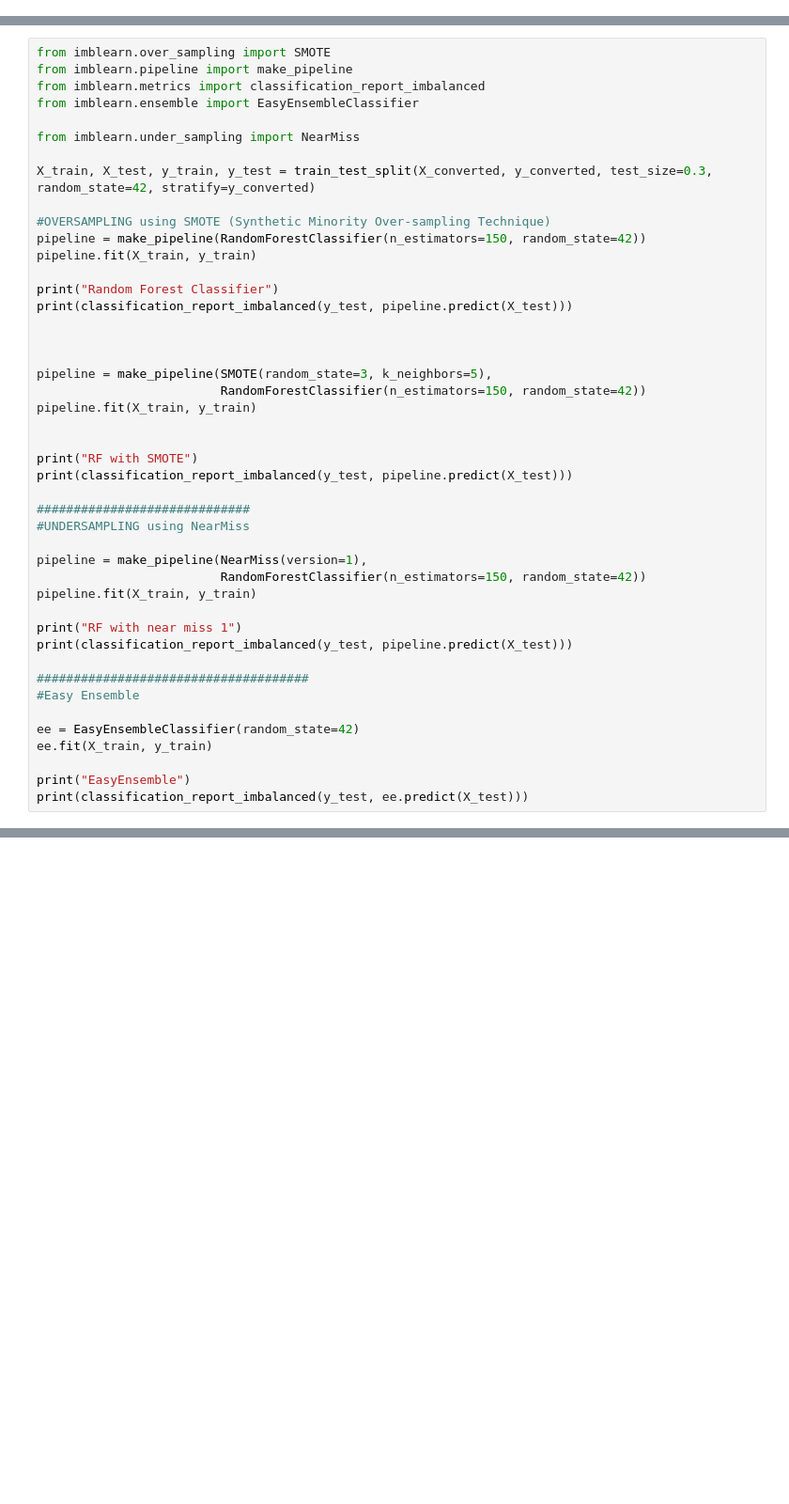
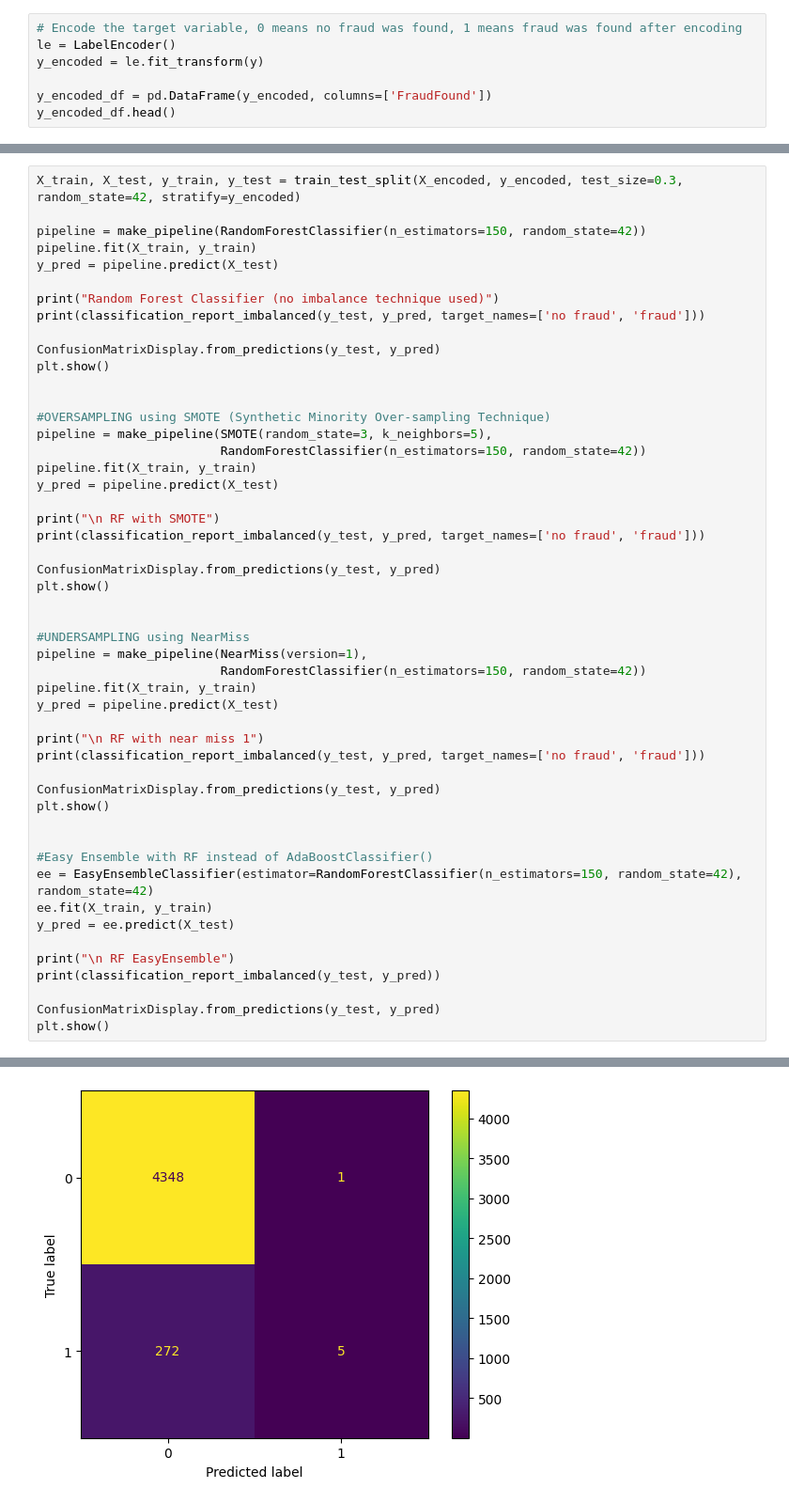
Before and after one commit to panagiotismouts/machinelearning, a Jupyter notebook: classimbalance/Assignment_1_Advanced_Topics_in_Machine_Learning_Part_2.ipynb, the cells around one changed output, grey strips where cells are left out. Shown: that part at 94% size. Saved outputs shown, nothing was run; the diff lists cells and outputs as text; blank space fills up the shorter version.

```diff
--- a/classimbalance/Assignment_1_Advanced_Topics_in_Machine_Learning_Part_2.ipynb
+++ b/classimbalance/Assignment_1_Advanced_Topics_in_Machine_Learning_Part_2.ipynb
@@ -109,0 +161,7 @@ weighted avg       0.90      0.91      0.90      4626
+# %%
+# Encode the target variable, 0 means no fraud was found, 1 means fraud was found after encoding
+le = LabelEncoder()
+y_encoded = le.fit_transform(y)
+
+y_encoded_df = pd.DataFrame(y_encoded, columns=['FraudFound'])
+y_encoded_df.head()
@@ -110,46 +234,51 @@ weighted avg       0.90      0.91      0.90      4626
 # %%
-from imblearn.over_sampling import SMOTE
-from imblearn.pipeline import make_pipeline
-from imblearn.metrics import classification_report_imbalanced
-from imblearn.ensemble import EasyEnsembleClassifier
+X_train, X_test, y_train, y_test = train_test_split(X_encoded, y_encoded, test_size=0.3, random_state=42, stratify=y_encoded)
 
-from imblearn.under_sampling import NearMiss
+pipeline = make_pipeline(RandomForestClassifier(n_estimators=150, random_state=42))
+pipeline.fit(X_train, y_train)
+y_pred = pipeline.predict(X_test)
 
-X_train, X_test, y_train, y_test = train_test_split(X_converted, y_converted, test_size=0.3, random_state=42, stratify=y_converted)
+print("Random Forest Classifier (no imbalance technique used)")
+print(classification_report_imbalanced(y_test, y_pred, target_names=['no fraud', 'fraud']))
+
+ConfusionMatrixDisplay.from_predictions(y_test, y_pred)
+plt.show()
+
 
 #OVERSAMPLING using SMOTE (Synthetic Minority Over-sampling Technique)
-pipeline = make_pipeline(RandomForestClassifier(n_estimators=150, random_state=42))
-pipeline.fit(X_train, y_train)
-
-print("Random Forest Classifier")
-print(classification_report_imbalanced(y_test, pipeline.predict(X_test)))
-
-
-
 pipeline = make_pipeline(SMOTE(random_state=3, k_neighbors=5),
                          RandomForestClassifier(n_estimators=150, random_state=42))
 pipeline.fit(X_train, y_train)
+y_pred = pipeline.predict(X_test)
+
+print("\n RF with SMOTE")
+print(classification_report_imbalanced(y_test, y_pred, target_names=['no fraud', 'fraud']))
+
+ConfusionMatrixDisplay.from_predictions(y_test, y_pred)
+plt.show()
 
 
-print("RF with SMOTE")
-print(classification_report_imbalanced(y_test, pipeline.predict(X_test)))
-
-#############################
 #UNDERSAMPLING using NearMiss
-
 pipeline = make_pipeline(NearMiss(version=1),
                          RandomForestClassifier(n_estimators=150, random_state=42))
 pipeline.fit(X_train, y_train)
+y_pred = pipeline.predict(X_test)
 
-print("RF with near miss 1")
-print(classification_report_imbalanced(y_test, pipeline.predict(X_test)))
+print("\n RF with near miss 1")
+print(classification_report_imbalanced(y_test, y_pred, target_names=['no fraud', 'fraud']))
 
-#####################################
-#Easy Ensemble
+ConfusionMatrixDisplay.from_predictions(y_test, y_pred)
+plt.show()
 
-ee = EasyEnsembleClassifier(random_state=42)
+
+#Easy Ensemble with RF instead of AdaBoostClassifier()
+ee = EasyEnsembleClassifier(estimator=RandomForestClassifier(n_estimators=150, random_state=42), random_state=42)
 ee.fit(X_train, y_train)
+y_pred = ee.predict(X_test)
 
-print("EasyEnsemble")
-print(classification_report_imbalanced(y_test, ee.predict(X_test)))
+print("\n RF EasyEnsemble")
+print(classification_report_imbalanced(y_test, y_pred))
+
+ConfusionMatrixDisplay.from_predictions(y_test, y_pred)
+plt.show()
 # %% [output]
@@ -172,0 +292 @@ avg / total       0.94      0.62      0.87      0.71      0.73      0.52      46
+[figure, added]
```
Also changed, not shown: parts of 25 cells of this notebook.
